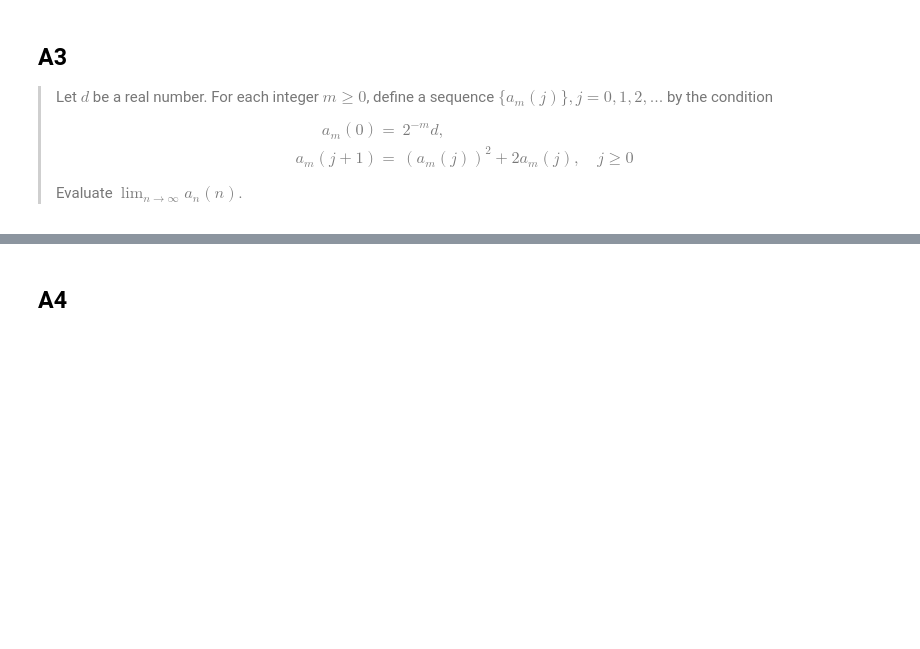
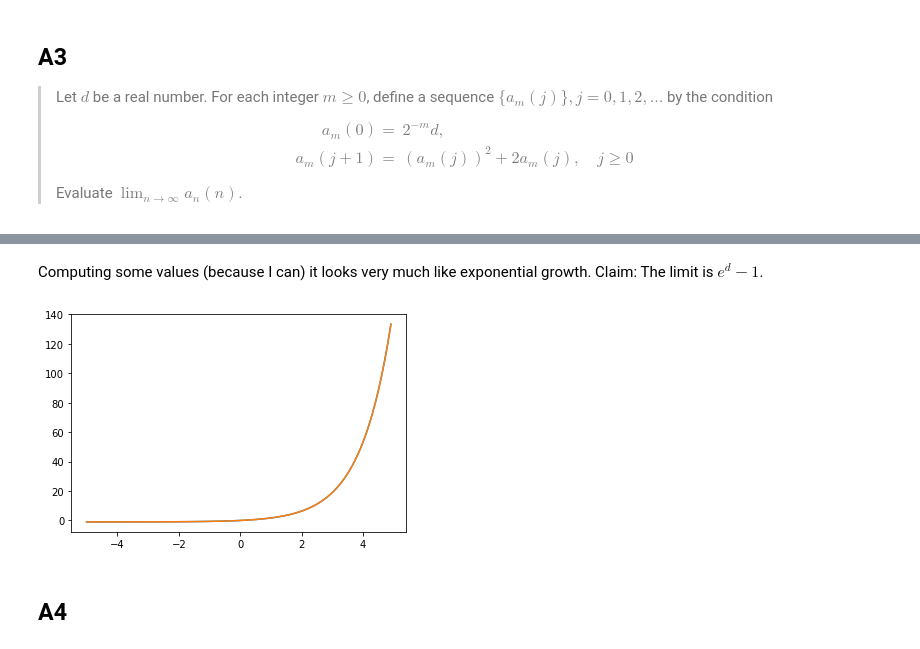
Before and after one commit to exit91/notebooks, a Jupyter notebook: Putnam 1985.ipynb, the cells around one changed output, grey strips where cells are left out. Cells and saved outputs as stored; diff of their text form; code cells hidden in the pictures; blank space fills up the shorter version.

```diff
--- a/Putnam 1985.ipynb
+++ b/Putnam 1985.ipynb
@@ -110,3 +77,26 @@ num.hex()
+# %% [markdown]
+Computing some values (because I can) it looks very much like exponential growth.
+Claim: The limit is $e^d - 1$.
+# %%
+import matplotlib.pyplot as plt
+import numpy as np
+
+def a(d,m,j):
+    d = float(d)
+    def go(m,j):
+        if j <= 0:
+            return 2^(-m)*d
+        else:
+            u = go(m,j-1)
+            return u^2 + 2*u
+    return go(m,j)
+
+t = np.arange(-5,5,0.1)
+plt.plot(t,[a(i,600,600) for i in t])
+plt.plot(t,np.exp(t)-1)
+plt.show()
+# %% [output]
+[figure, added]
 # %% [markdown]
 ## A4
 # %%
```
Also changed, not shown: parts of 7 cells of this notebook, 1 other file.
